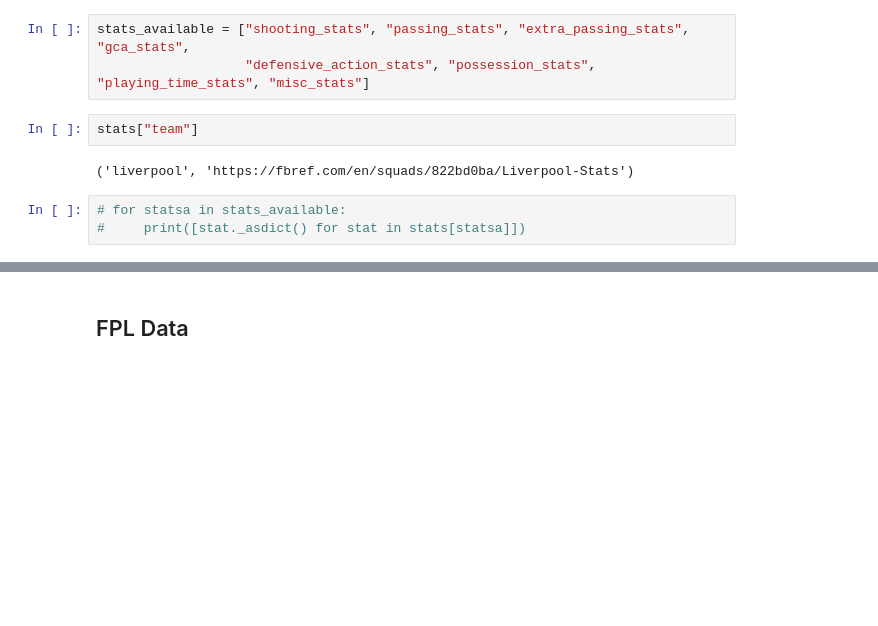
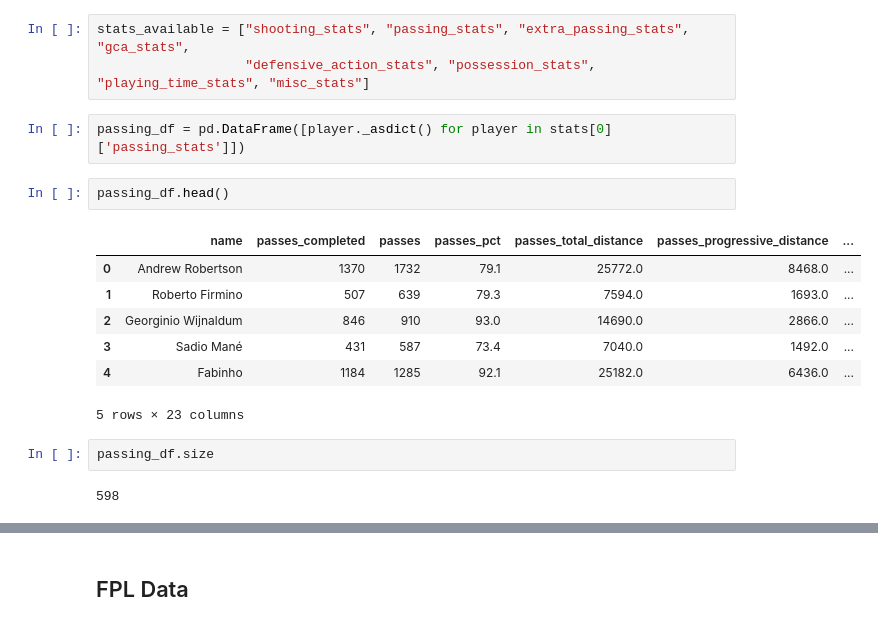
Before and after one commit to pratos/fpl-stats, a Jupyter notebook: src/notebooks/data-sources-combined.ipynb, the cells around one changed output, grey strips where cells are left out. Saved outputs shown, nothing was run; the diff lists cells and outputs as text; blank space fills up the shorter version.

```diff
--- a/src/notebooks/data-sources-combined.ipynb
+++ b/src/notebooks/data-sources-combined.ipynb
@@ -37,10 +26,19 @@ stats = run_fbref(debug=True)
 # %%
 stats_available = ["shooting_stats", "passing_stats", "extra_passing_stats", "gca_stats",
                    "defensive_action_stats", "possession_stats", "playing_time_stats", "misc_stats"]
-# %%
-stats["team"]
-# %% [output]
-('liverpool', 'https://fbref.com/en/squads/822bd0ba/Liverpool-Stats')
-# %%
-# for statsa in stats_available:
-#     print([stat._asdict() for stat in stats[statsa]])
+# %%
+passing_df = pd.DataFrame([player._asdict() for player in stats[0]['passing_stats']])
+# %%
+passing_df.head()
+# %% [output]
+|  | name | passes_completed | passes | passes_pct | passes_total_distance | passes_progressive_distance | ... |
+| 0 | Andrew Robertson | 1370 | 1732 | 79.1 | 25772.0 | 8468.0 | ... |
+| 1 | Roberto Firmino | 507 | 639 | 79.3 | 7594.0 | 1693.0 | ... |
+| 2 | Georginio Wijnaldum | 846 | 910 | 93.0 | 14690.0 | 2866.0 | ... |
+| 3 | Sadio Mané | 431 | 587 | 73.4 | 7040.0 | 1492.0 | ... |
+| 4 | Fabinho | 1184 | 1285 | 92.1 | 25182.0 | 6436.0 | ... |
+5 rows × 23 columns
+# %%
+passing_df.size
+# %% [output]
+598
```
Also changed, not shown: parts of 27 cells of this notebook.
